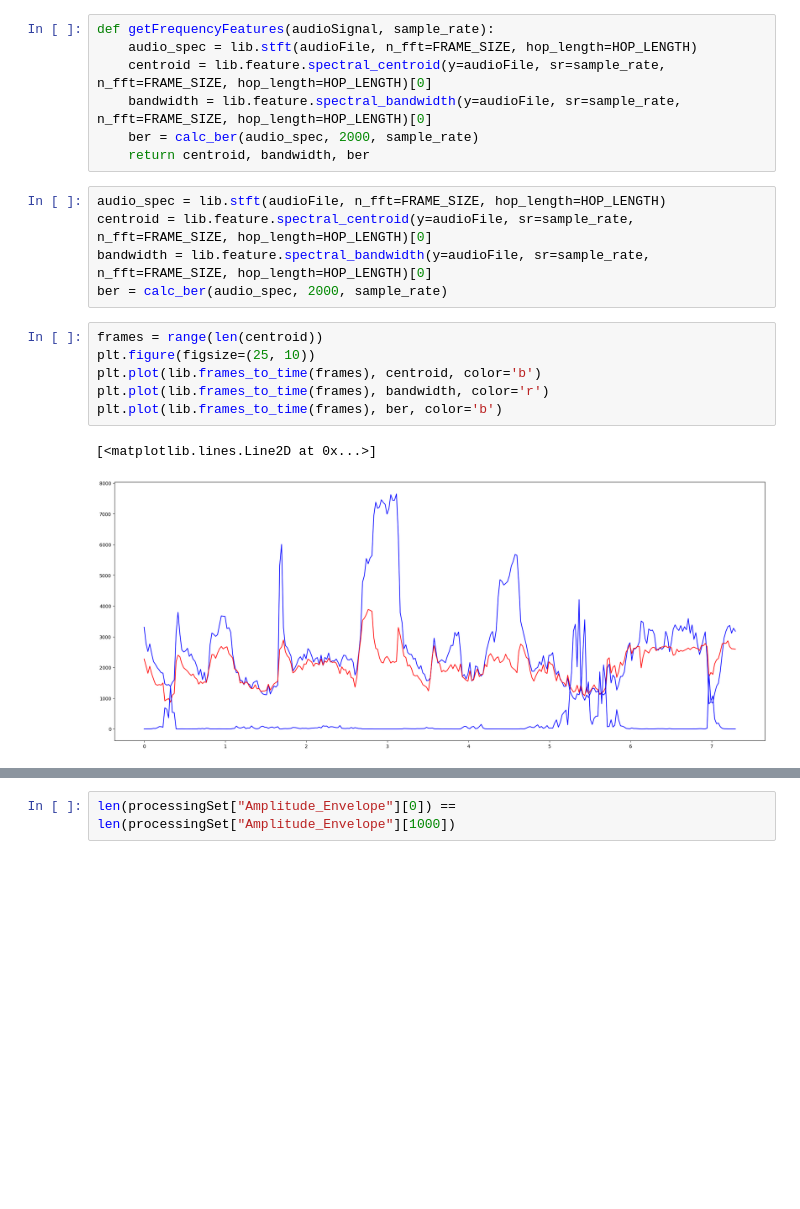
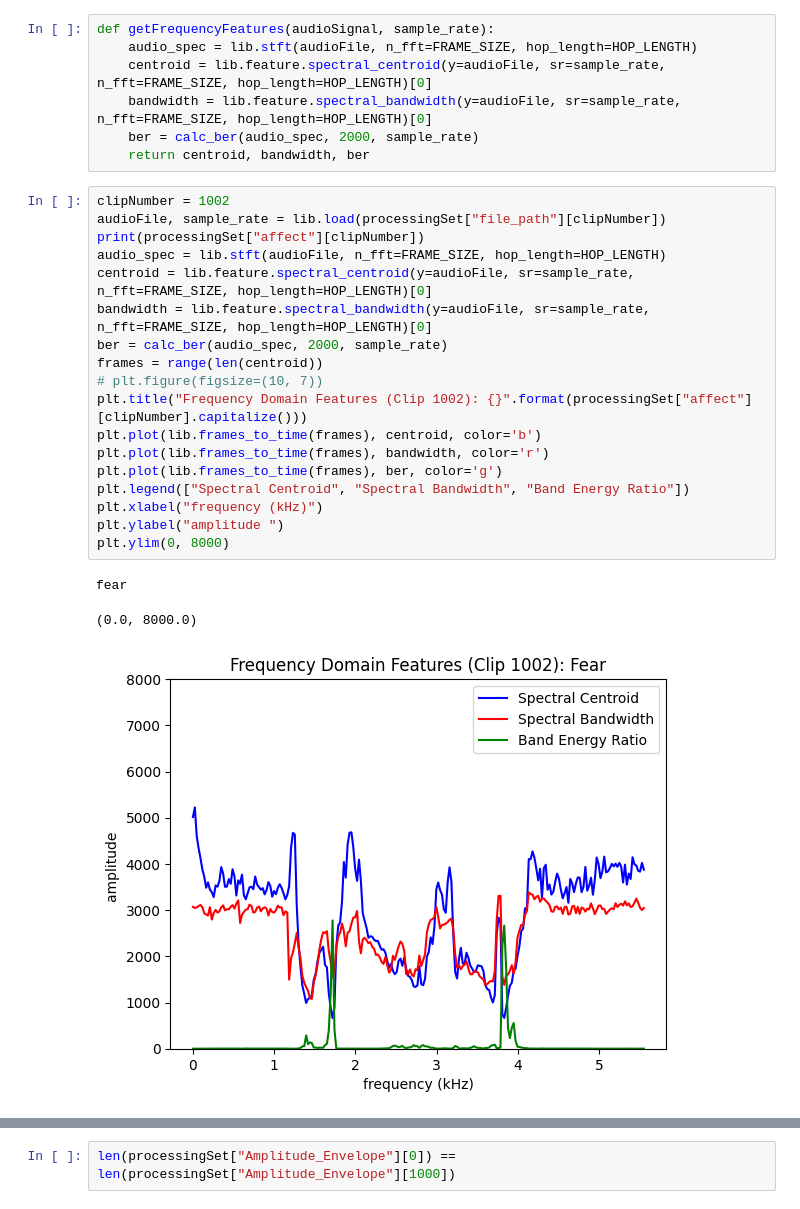
Before and after one commit to Andrew-JG-Ha/BERSt_Vocal_Emotion_Recognition, a Jupyter notebook: models/DataProcessing.ipynb, the cells around one changed output, grey strips where cells are left out. Drawn from its saved outputs; the diff is of its cells as text; blank space fills up the shorter version.

```diff
--- a/models/DataProcessing.ipynb
+++ b/models/DataProcessing.ipynb
@@ -194,20 +194,28 @@ def getFrequencyFeatures(audioSignal, sample_rate):
     bandwidth = lib.feature.spectral_bandwidth(y=audioFile, sr=sample_rate, n_fft=FRAME_SIZE, hop_length=HOP_LENGTH)[0]
     ber = calc_ber(audio_spec, 2000, sample_rate)
     return centroid, bandwidth, ber
-# %%
-audio_spec = lib.stft(audioFile, n_fft=FRAME_SIZE, hop_length=HOP_LENGTH)
-centroid = lib.feature.spectral_centroid(y=audioFile, sr=sample_rate, n_fft=FRAME_SIZE, hop_length=HOP_LENGTH)[0]
-bandwidth = lib.feature.spectral_bandwidth(y=audioFile, sr=sample_rate, n_fft=FRAME_SIZE, hop_length=HOP_LENGTH)[0]
-ber = calc_ber(audio_spec, 2000, sample_rate)
 # %%
+clipNumber = 1002
+audioFile, sample_rate = lib.load(processingSet["file_path"][clipNumber])
+print(processingSet["affect"][clipNumber])
+audio_spec = lib.stft(audioFile, n_fft=FRAME_SIZE, hop_length=HOP_LENGTH)
+centroid = lib.feature.spectral_centroid(y=audioFile, sr=sample_rate, n_fft=FRAME_SIZE, hop_length=HOP_LENGTH)[0]
+bandwidth = lib.feature.spectral_bandwidth(y=audioFile, sr=sample_rate, n_fft=FRAME_SIZE, hop_length=HOP_LENGTH)[0]
+ber = calc_ber(audio_spec, 2000, sample_rate)
 frames = range(len(centroid))
-plt.figure(figsize=(25, 10))
+# plt.figure(figsize=(10, 7))
+plt.title("Frequency Domain Features (Clip 1002): {}".format(processingSet["affect"][clipNumber].capitalize()))
 plt.plot(lib.frames_to_time(frames), centroid, color='b')
 plt.plot(lib.frames_to_time(frames), bandwidth, color='r')
-plt.plot(lib.frames_to_time(frames), ber, color='b')
+plt.plot(lib.frames_to_time(frames), ber, color='g')
+plt.legend(["Spectral Centroid", "Spectral Bandwidth", "Band Energy Ratio"])
+plt.xlabel("frequency (kHz)")
+plt.ylabel("amplitude ")
+plt.ylim(0, 8000)
 # %% [output]
-[<matplotlib.lines.Line2D at 0x...>]
+fear
+(0.0, 8000.0)
-[figure, old version]
+[figure, new version]
 # %%
 # audio processing and getting features
 zeroCrossingRateList = []
```
Also changed, not shown: parts of 2 cells of this notebook, 1 other file.
